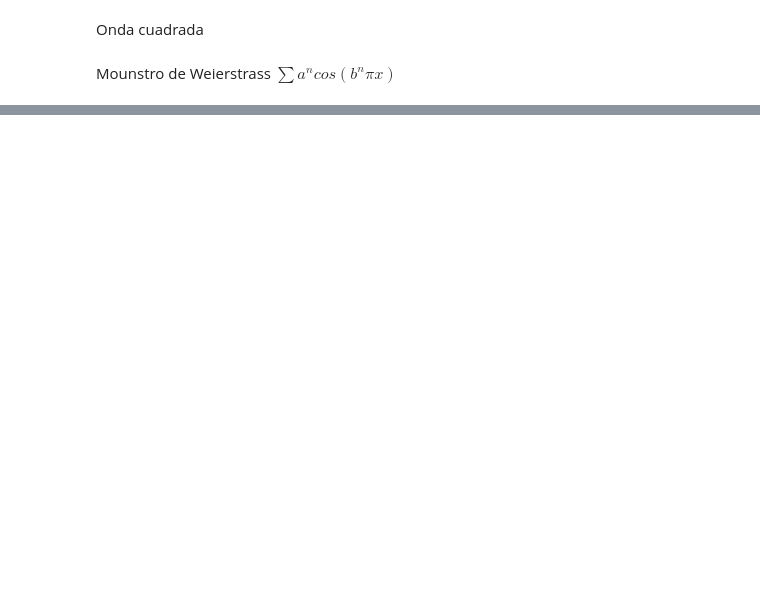
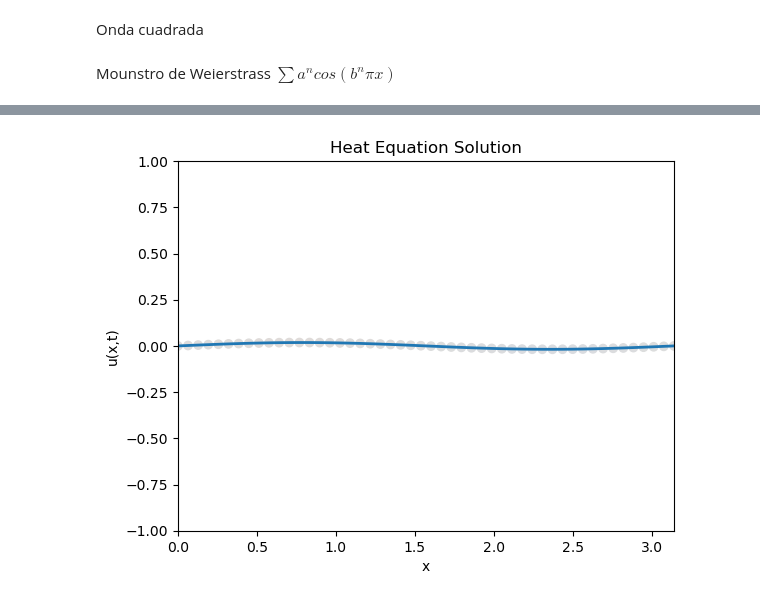
Before and after one commit to gregslombardo/EDPs, a Jupyter notebook: EDPs 2025-2 seccion 1.ipynb, the cells around one changed output, grey strips where cells are left out. Cells and saved outputs as stored; diff of their text form; code cells hidden in the pictures; blank space fills up the shorter version.

```diff
--- a/EDPs 2025-2 seccion 1.ipynb
+++ b/EDPs 2025-2 seccion 1.ipynb
@@ -86,0 +129,57 @@ for filename in filenames:
+# %%
+import numpy as np
+import matplotlib.pyplot as plt
+import matplotlib.animation as animation
+from scipy.integrate import quad
+
+D = 1
+L = np.pi
+T_max = 1
+Nx = 50
+Nt = 200
+
+x = np.linspace(0, L, Nx)
+t = np.linspace(0, T_max, Nt)
+X, T = np.meshgrid(x, t)
+
+def g(x):
+    return np.sin(2*x)
+
+def bn(n):
+    integrand = lambda x: g(x) * np.sin(n * np.pi * x / L)
+    return (2 / L) * quad(integrand, 0, L)[0]
+
+def heat_solution(x, t, terms=50):
+    u = np.zeros_like(x)
+    for n in range(1, terms + 1):
+        Bn = bn(n)
+        u += Bn * np.sin(n * np.pi * x / L) * np.exp(-D * (n * np.pi / L)**2 * t)
+    return u
+
+fig, ax = plt.subplots()
+ax.set_xlim(0, L)
+ax.set_ylim(-1, 1)
+ax.set_xlabel('x')
+ax.set_ylabel('u(x,t)')
+ax.set_title('Heat Equation Solution')
+line, = ax.plot([], [], lw=2)
+sc = ax.scatter([], [], c=[], cmap='coolwarm', vmin=-1, vmax=1)
+
+def init():
+    line.set_data([], [])
+    sc.set_offsets(np.zeros((Nx, 2)))
+    sc.set_array(np.zeros(Nx))
+    return line, sc
+
+def update(frame):
+    u = heat_solution(x, t[frame], terms=20)
+    line.set_data(x, u)
+    sc.set_offsets(np.c_[x, u])
+    sc.set_array(u)
+    return line, sc
+
+ani = animation.FuncAnimation(fig, update, frames=Nt, init_func=init, blit=True)
+ani.save("heat_equation.gif", writer="pillow", fps=30)
+plt.show()
+# %% [output]
+[figure, added]
```
Also changed, not shown: parts of 2 cells of this notebook, 5 other files.
